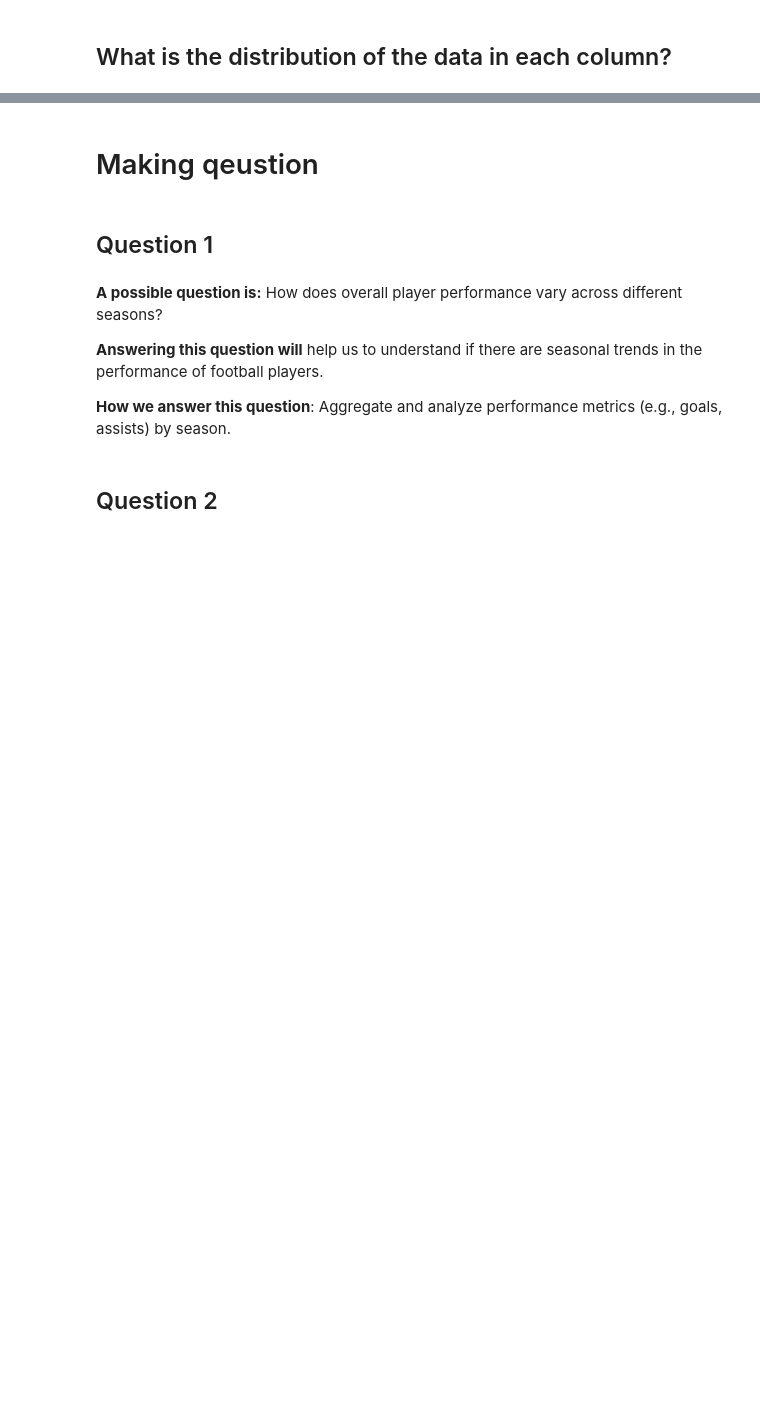
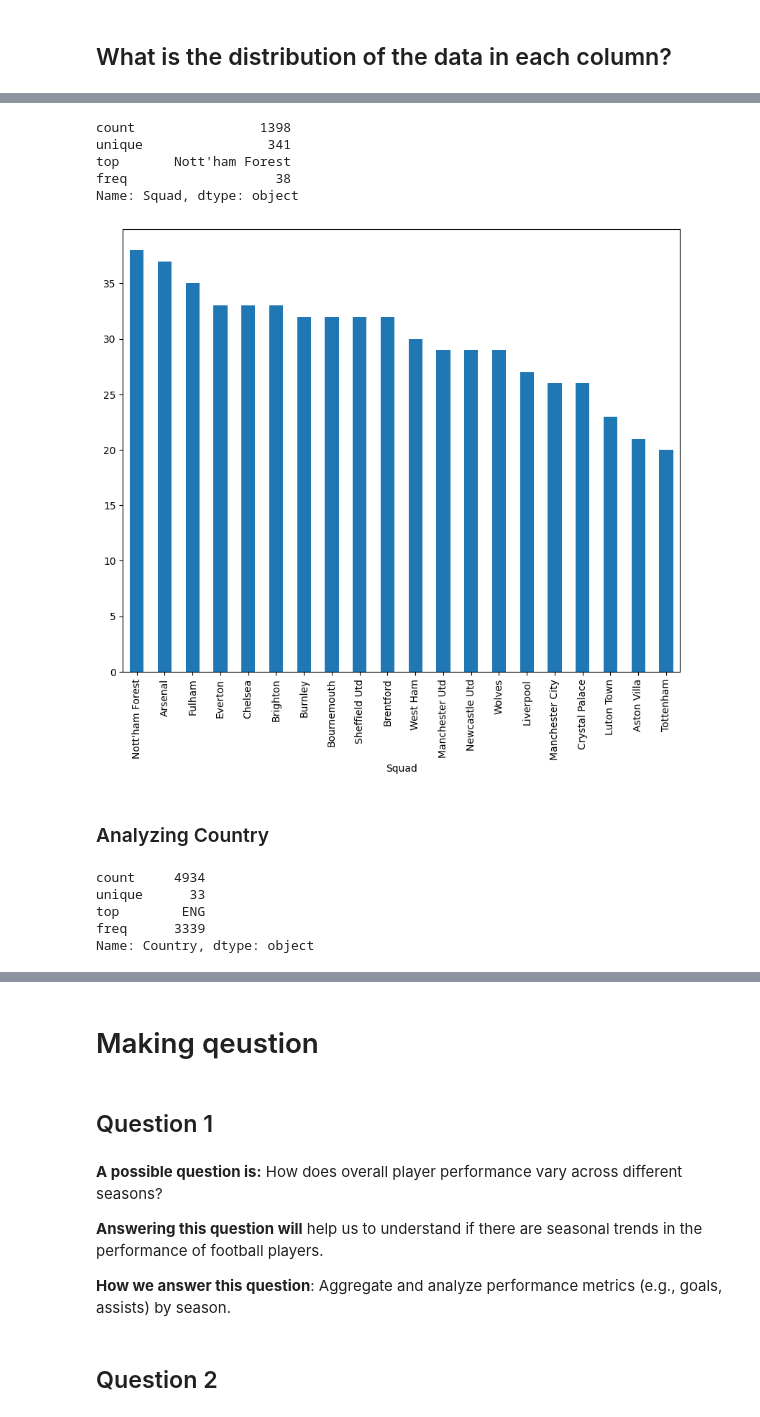
Before and after one commit to hwangdeokThien/CSC14119_IntroDS_final_project, a Jupyter notebook: src/notebooks/3.0-data_exploration.ipynb, the cells around one changed output, grey strips where cells are left out. Drawn from its saved outputs; the diff is of its cells as text; code cells hidden in the pictures; blank space fills up the shorter version.

```diff
--- a/src/notebooks/3.0-data_exploration.ipynb
+++ b/src/notebooks/3.0-data_exploration.ipynb
@@ -24,0 +120,25 @@
+# %%
+squad_df =  df[['Name', 'Squad']].drop_duplicates()['Squad']
+squad_df.describe()
+# %% [output]
+count                1398
+unique                341
+top       Nott'ham Forest
+freq                   38
+Name: Squad, dtype: object
+# %%
+plt.figure(figsize=(10,8))
+squad_df.value_counts()[:20].plot(kind='bar')
+plt.show()
+# %% [output]
+[figure, added]
+# %% [markdown]
+### Analyzing Country
+# %%
+df['Country'].describe()
+# %% [output]
+count     4934
+unique      33
+top        ENG
+freq      3339
+Name: Country, dtype: object
```
Also changed, not shown: parts of 28 cells of this notebook.
